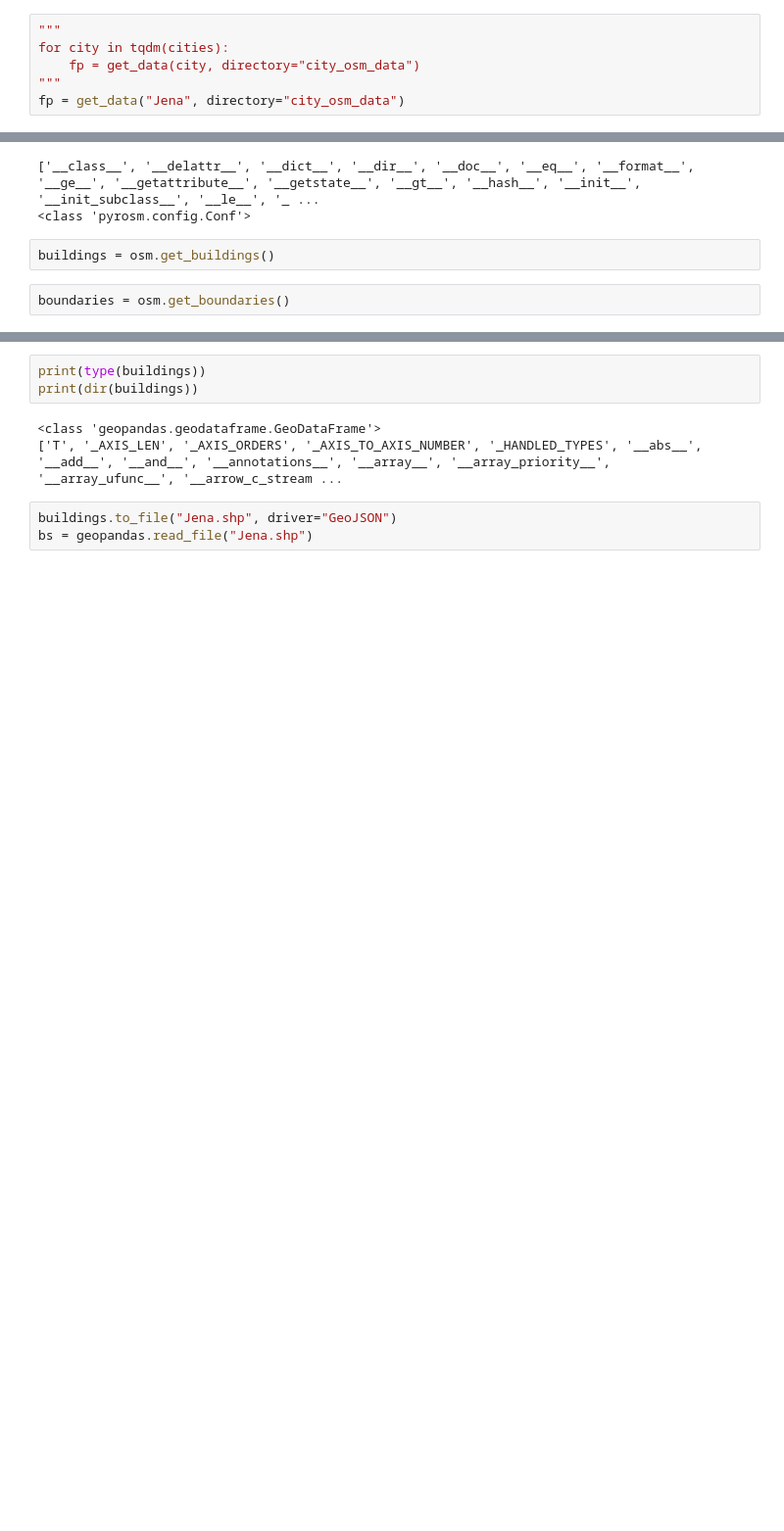
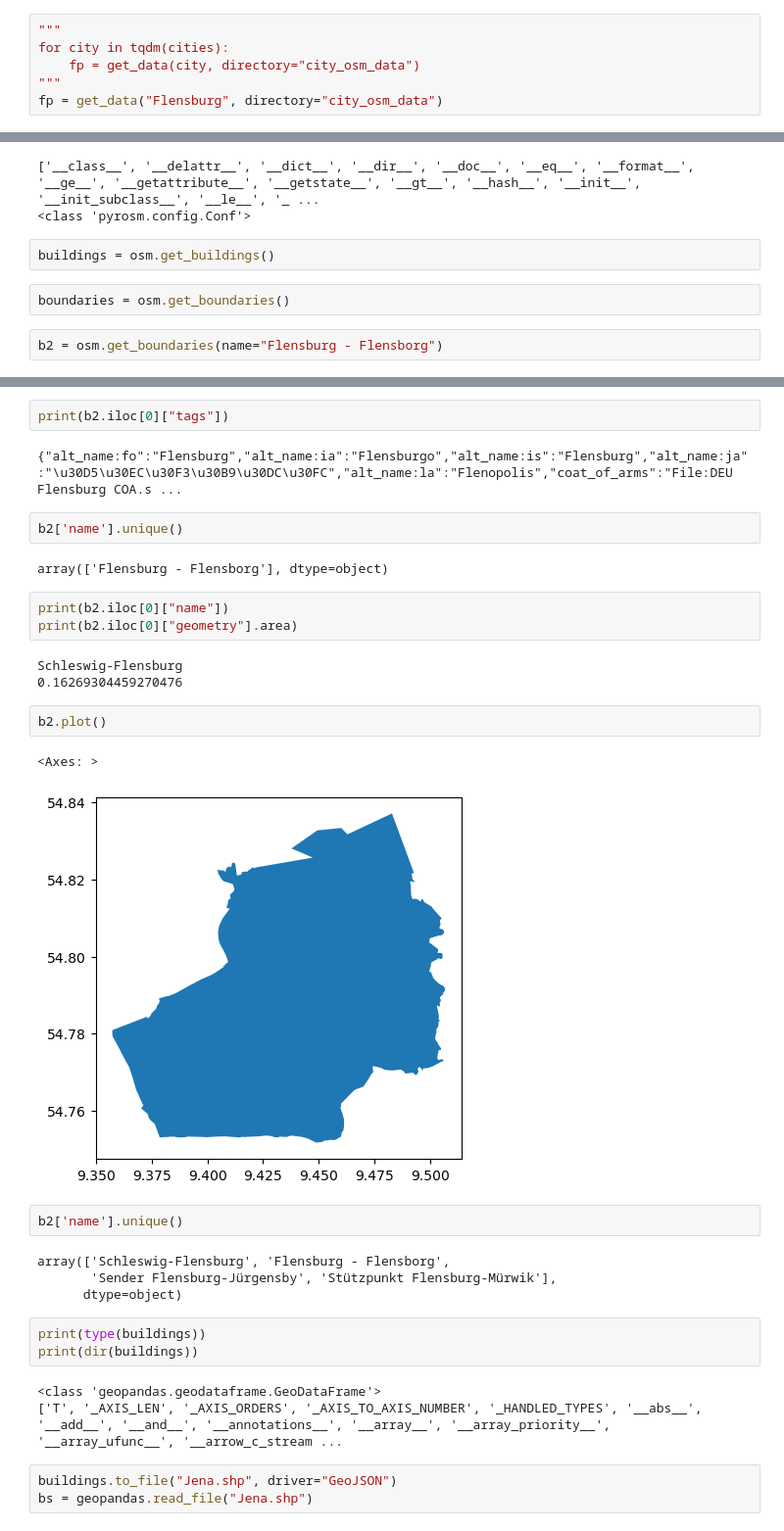
Before and after one commit to radtklau/Sentinel-Building-Segmentation, a Jupyter notebook: data_prep.ipynb, the cells around one changed output, grey strips where cells are left out. Shown: that part at 98% size. Drawn from its saved outputs; the diff is of its cells as text; blank space fills up the shorter version.

```diff
--- a/data_prep.ipynb
+++ b/data_prep.ipynb
@@ -38,7 +38,7 @@ Prag available
 for city in tqdm(cities):
     fp = get_data(city, directory="city_osm_data")
 """
-fp = get_data("Jena", directory="city_osm_data")
+fp = get_data("Flensburg", directory="city_osm_data")
 # %%
 print(fp)
 # %% [output]
@@ -56,3 +56,5 @@ print(osm.conf)
 buildings = osm.get_buildings()
 # %%
 boundaries = osm.get_boundaries()
+# %%
+b2 = osm.get_boundaries(name="Flensburg - Flensborg")
@@ -59,3 +74,28 @@ boundaries = osm.get_boundaries()
+# %%
+print(b2.iloc[0]["tags"])
+# %% [output]
+{"alt_name:fo":"Flensburg","alt_name:ia":"Flensburgo","alt_name:is":"Flensburg","alt_name:ja":"\u30D5\u30EC\u30F3\u30B9\u30DC\u30FC","alt_name:la":"Flenopolis","coat_of_arms":"File:DEU Flensburg COA.s ...
+# %%
+b2['name'].unique()
+# %% [output]
+array(['Flensburg - Flensborg'], dtype=object)
+# %%
+print(b2.iloc[0]["name"])
+print(b2.iloc[0]["geometry"].area)
+# %% [output]
+Schleswig-Flensburg
+0.16269304459270476
+# %%
+b2.plot()
+# %% [output]
+<Axes: >
+[figure, added]
+# %%
+b2['name'].unique()
+# %% [output]
+array(['Schleswig-Flensburg', 'Flensburg - Flensborg',
+       'Sender Flensburg-Jürgensby', 'Stützpunkt Flensburg-Mürwik'],
+      dtype=object)
 # %%
 print(type(buildings))
 print(dir(buildings))
```
Also changed, not shown: parts of 1 cell of this notebook, 3 other files.
